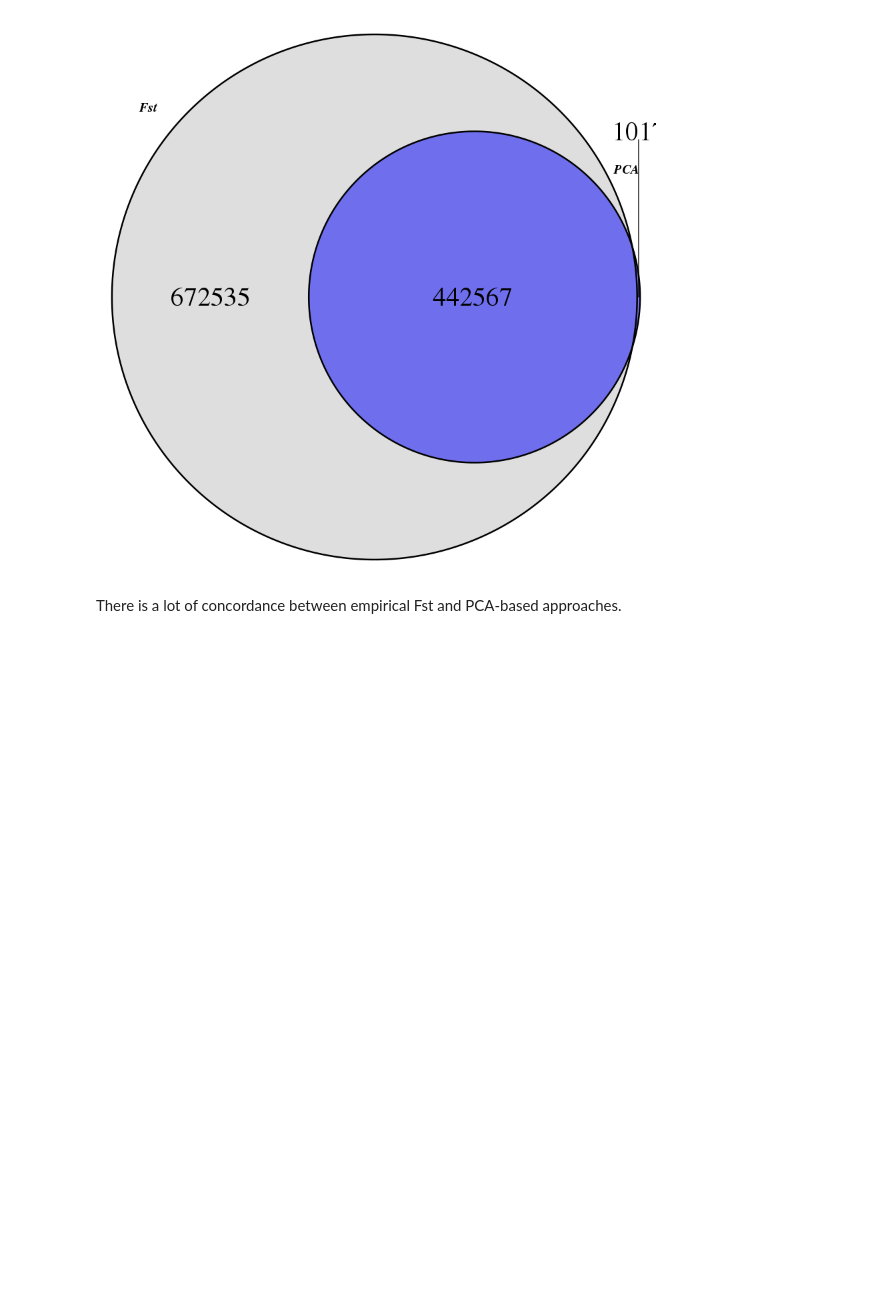
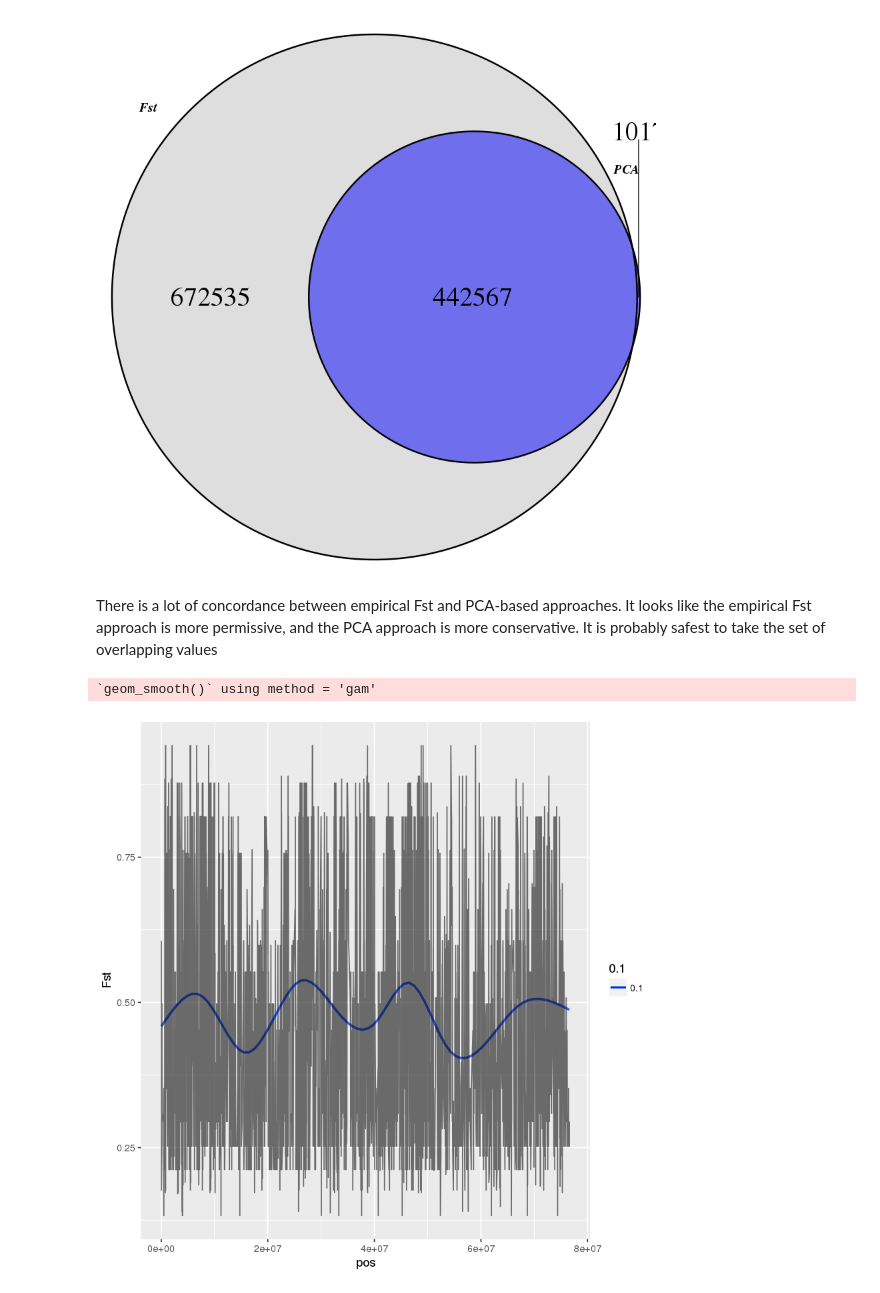
Before and after one commit to MaevaTecher/varroa-host-jump, a Jupyter notebook: notebooks/Fst outliers.ipynb, the cells around one changed output. Cells and saved outputs as stored; diff of their text form; code cells hidden in the pictures; blank space fills up the shorter version.

```diff
--- a/notebooks/Fst outliers.ipynb
+++ b/notebooks/Fst outliers.ipynb
@@ -340,4 +340,14 @@ grid.draw(
 # %% [output]
 [figure]
 # %% [markdown]
-There is a lot of concordance between empirical Fst and PCA-based approaches.
+There is a lot of concordance between empirical Fst and PCA-based approaches. It looks like the empirical Fst approach is more permissive, and the PCA approach is more conservative. It is probably safest to take the set of overlapping values
+# %%
+both <- intersect(vjFst %>% filter(qvalue < .05) %>% select(siteId),
+                  vj.pcadapt %>% filter(qvalue < .05)
+                              %>% select(siteId))
+vjFst %>% mutate(sig = ifelse(siteId %in% both$siteId, "yes", "no")) %>%
+filter(sig == "yes") %>% filter(chrom %in% majorLG[1]) %>%
+ggplot(aes(pos, Fst, alpha = 0.1))+geom_smooth(se=F)+geom_line()
+# %% [output]
+`geom_smooth()` using method = 'gam'
+[figure, added]
```
Also changed, not shown: parts of 3 cells of this notebook, 3 other files.
